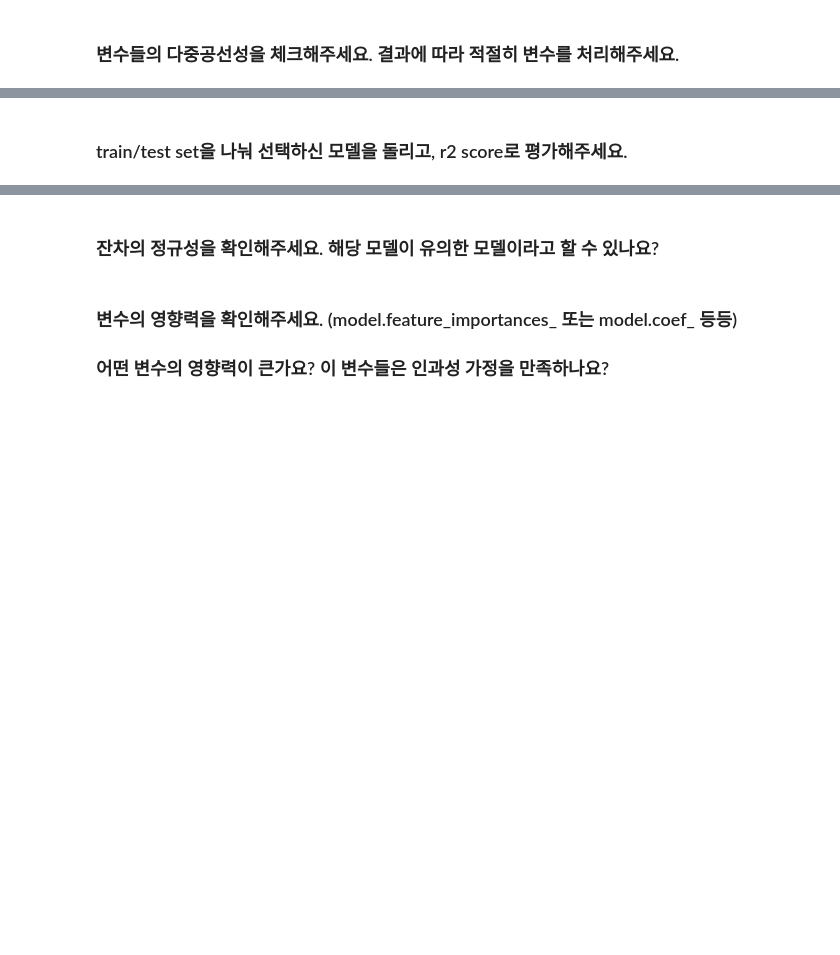
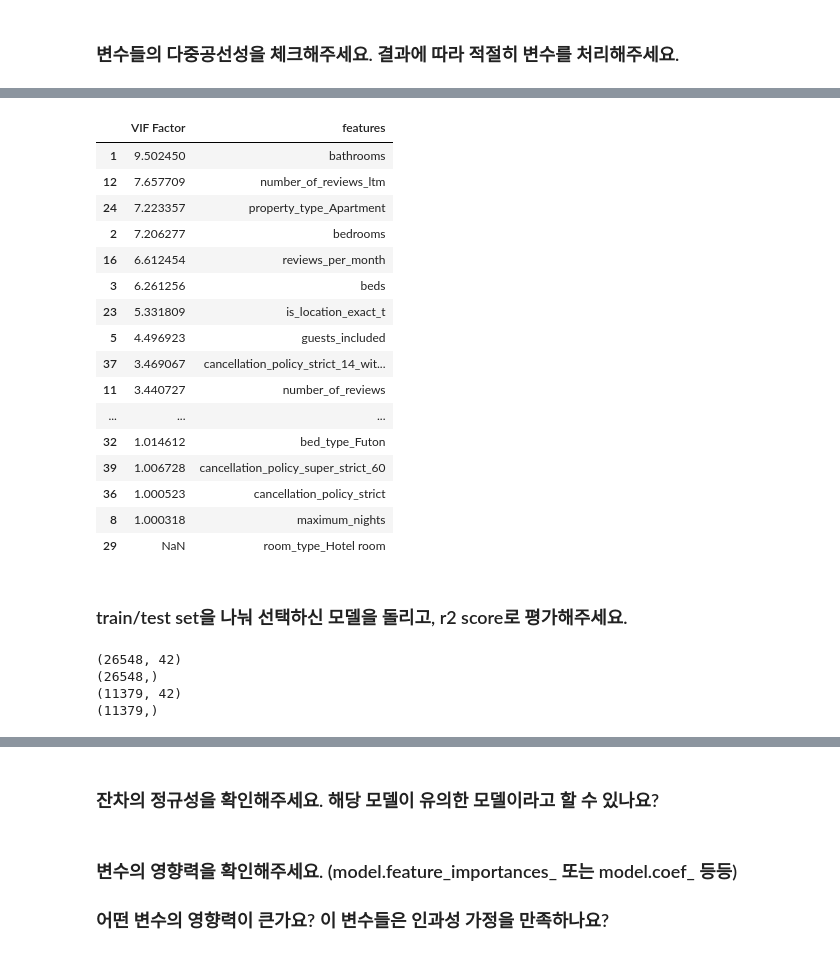
Before and after one commit to sue-bin/DA-, a Jupyter notebook: 0926_ML_Regression.ipynb, the cells around one changed output, grey strips where cells are left out. Drawn from its saved outputs; the diff is of its cells as text; code cells hidden in the pictures; blank space fills up the shorter version.

```diff
--- a/0926_ML_Regression.ipynb
+++ b/0926_ML_Regression.ipynb
@@ -71,2 +157,26 @@ SyntaxError: ignored
+# %%
+vif = pd.DataFrame()
+vif["VIF Factor"] = [variance_inflation_factor(
+    final_X.values, i) for i in range(final_X.shape[1])]
+vif["features"] = final_X.columns
+vif.sort_values(by="VIF Factor",ascending=False)
+# %% [output]
+|  | VIF Factor | features |
+| 1 | 9.502450 | bathrooms |
+| 12 | 7.657709 | number_of_reviews_ltm |
+| 24 | 7.223357 | property_type_Apartment |
+| 2 | 7.206277 | bedrooms |
+| 16 | 6.612454 | reviews_per_month |
+| 3 | 6.261256 | beds |
+| 23 | 5.331809 | is_location_exact_t |
+| 5 | 4.496923 | guests_included |
+| 37 | 3.469067 | cancellation_policy_strict_14_wit... |
+| 11 | 3.440727 | number_of_reviews |
+| ... | ... | ... |
+| 32 | 1.014612 | bed_type_Futon |
+| 39 | 1.006728 | cancellation_policy_super_strict_60 |
+| 36 | 1.000523 | cancellation_policy_strict |
+| 8 | 1.000318 | maximum_nights |
+| 29 | NaN | room_type_Hotel room |
 # %% [markdown]
 ### train/test set을 나눠 선택하신 모델을 돌리고, r2 score로 평가해주세요.
@@ -72,0 +186,10 @@ SyntaxError: ignored
+# %%
+print(x_train.shape)
+print(y_train.shape)
+print(x_test.shape)
+print(y_test.shape)
+# %% [output]
+(26548, 42)
+(26548,)
+(11379, 42)
+(11379,)
```
Also changed, not shown: parts of 20 cells of this notebook.
